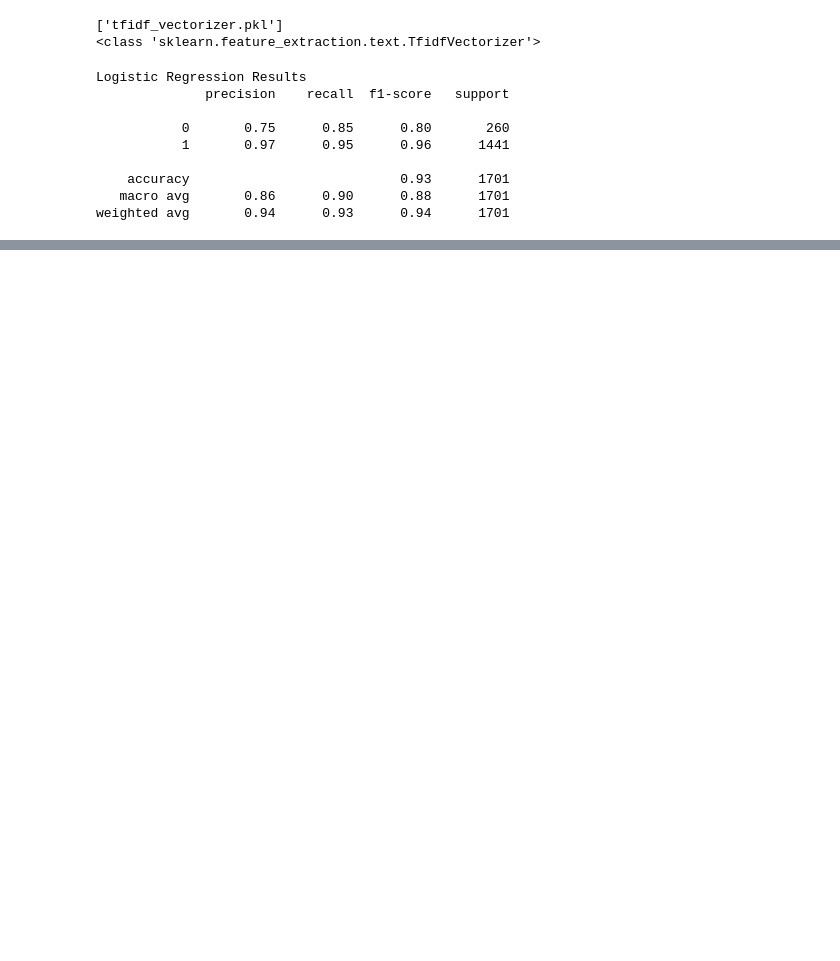
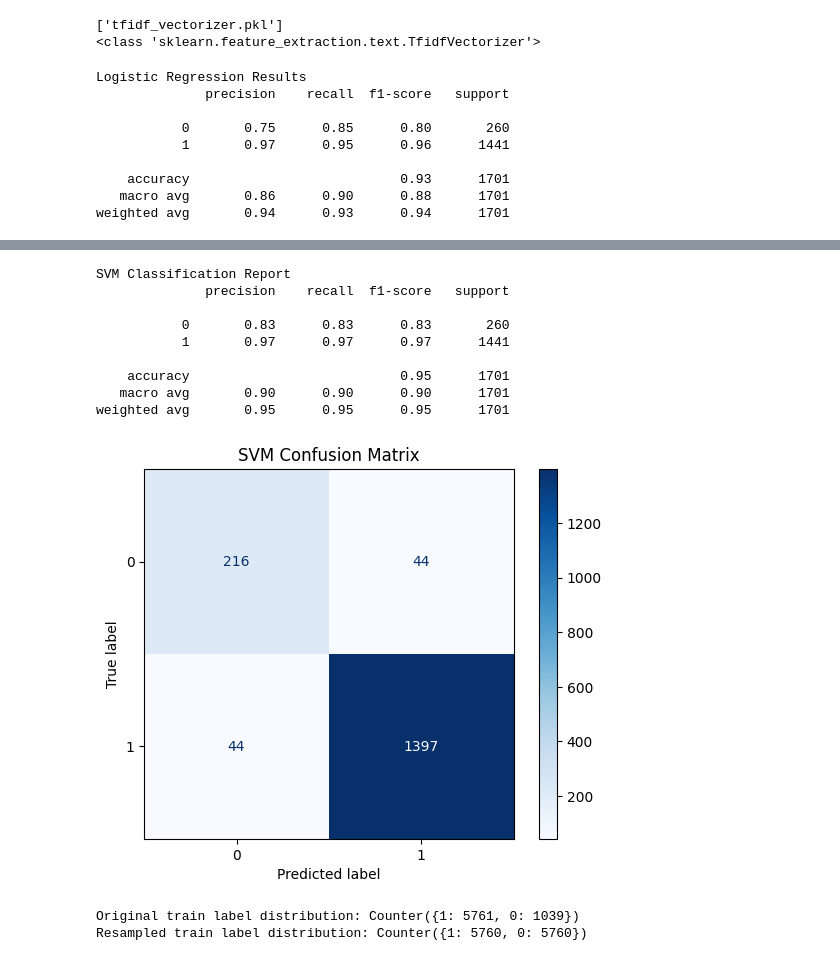
Before and after one commit to habibaalam/Bangla-Fake-News-Detection, a Jupyter notebook: notebook/load_data.ipynb, the cells around one changed output, grey strips where cells are left out. Drawn from its saved outputs; the diff is of its cells as text; code cells hidden in the pictures; blank space fills up the shorter version.

```diff
--- a/notebook/load_data.ipynb
+++ b/notebook/load_data.ipynb
@@ -511,0 +555,42 @@ Vectorizer and model saved successfully!
+# %%
+#SVM
+from sklearn.svm import LinearSVC
+from sklearn.metrics import classification_report, confusion_matrix, ConfusionMatrixDisplay
+from collections import Counter
+
+# Create LinearSVC with balanced class weights
+svm_model = LinearSVC(class_weight='balanced', max_iter=5000, random_state=42)
+
+# Train on resampled training data
+svm_model.fit(X_resampled, y_resampled)
+
+# Predict on test set
+y_pred_svm = svm_model.predict(X_test_tfidf)
+
+# Classification report
+print("SVM Classification Report")
+print(classification_report(y_test, y_pred_svm))
+
+# Confusion matrix
+cm = confusion_matrix(y_test, y_pred_svm, labels=svm_model.classes_)
+disp = ConfusionMatrixDisplay(confusion_matrix=cm, display_labels=svm_model.classes_)
+disp.plot(cmap=plt.cm.Blues)
+plt.title("SVM Confusion Matrix")
+plt.show()
+
+# Check label distribution
+print("Original train label distribution:", Counter(y_train))
+print("Resampled train label distribution:", Counter(y_resampled))
+# %% [output]
+SVM Classification Report
+              precision    recall  f1-score   support
+
+           0       0.83      0.83      0.83       260
+           1       0.97      0.97      0.97      1441
+
+    accuracy                           0.95      1701
+   macro avg       0.90      0.90      0.90      1701
+weighted avg       0.95      0.95      0.95      1701
+[figure, added]
+Original train label distribution: Counter({1: 5761, 0: 1039})
+Resampled train label distribution: Counter({1: 5760, 0: 5760})
```
Also changed, not shown: parts of 19 cells of this notebook.
